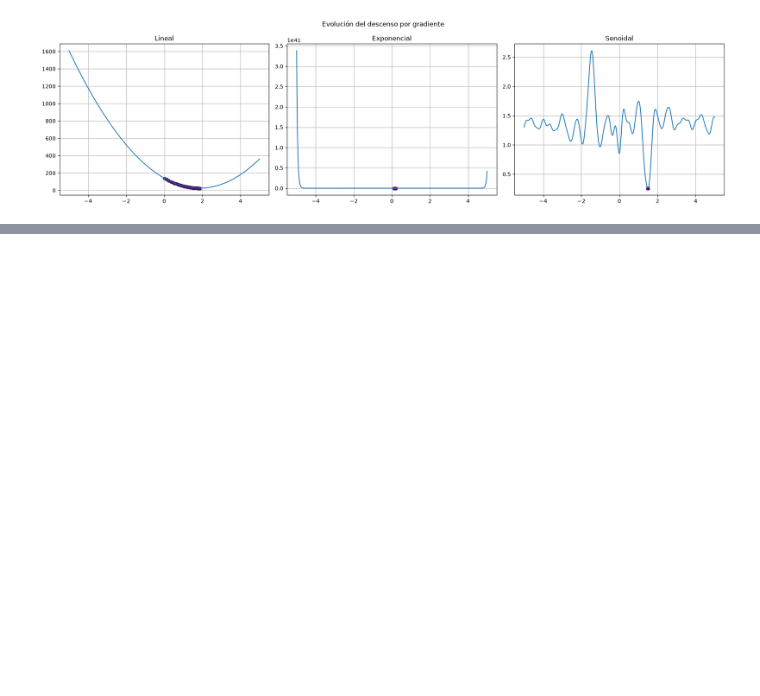
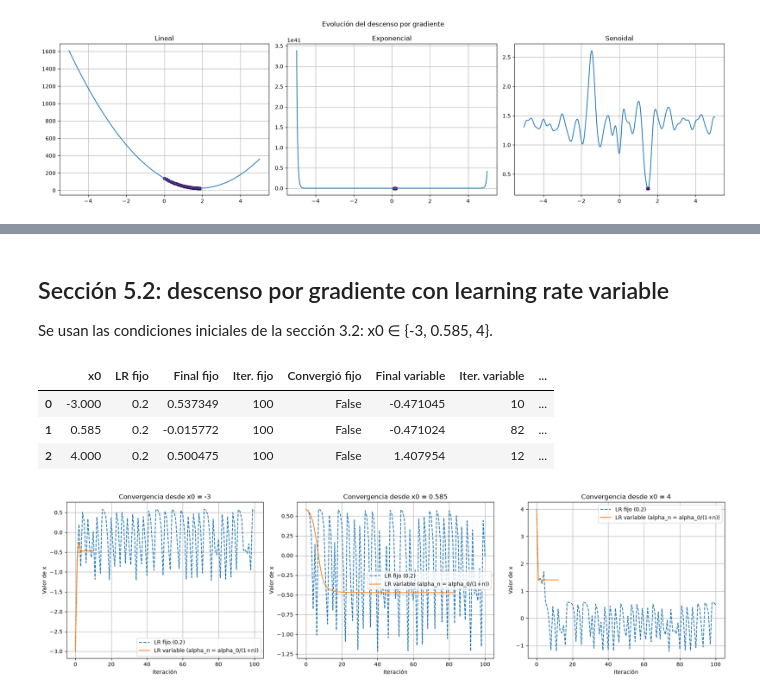
Before and after one commit to belentellechea/obligatorio_2_calculo, a Jupyter notebook: project.ipynb, the cells around one changed output, grey strips where cells are left out. Cells and saved outputs as stored; diff of their text form; code cells hidden in the pictures; blank space fills up the shorter version.

```diff
--- a/project.ipynb
+++ b/project.ipynb
@@ -725,0 +815,77 @@ plt.show()
+# %% [markdown]
+## Sección 5.2: descenso por gradiente con learning rate variable
+
+Se usan las condiciones iniciales de la sección 3.2: x0 ∈ {-3, 0.585, 4}.
+# %%
+def descenso_gradiente_lr_variable(f, x0, alpha0, max_iter=100, tol=1e-6):
+    xn = x0
+    history = [xn]
+    iteraciones = 0
+    df = f.derivative()
+
+    for n in range(max_iter):
+        alpha_n = alpha0 / (1 + n)
+        grad = df.eval(xn)
+
+        x_new = xn - alpha_n * grad
+        history.append(x_new)
+        iteraciones += 1
+
+        if abs(x_new - xn) < tol:
+            break
+
+        xn = x_new
+
+    return xn, iteraciones, history
+
+
+puntos_iniciales = [-3, 0.585, 4]
+alpha0 = 0.2
+
+fig, axs = plt.subplots(1, 3, figsize=(18, 5))
+resumen_52 = []
+
+for idx, x0_test in enumerate(puntos_iniciales):
+    x_fijo, iter_fijo, hist_fijo = descenso_gradiente(
+        f,
+        x0=x0_test,
+        lr=alpha0,
+        max_iter=100
+    )
+
+    x_var, iter_var, hist_var = descenso_gradiente_lr_variable(
+        f,
+        x0=x0_test,
+        alpha0=alpha0,
+        max_iter=100
+    )
+
+    resumen_52.append({
+        "x0": x0_test,
+        "LR fijo": alpha0,
+        "Final fijo": round(float(x_fijo), 6),
+        "Iter. fijo": iter_fijo,
+        "Convergió fijo": iter_fijo < 100,
+        "Final variable": round(float(x_var), 6),
+        "Iter. variable": iter_var,
+        "Convergió variable": iter_var < 100,
+    })
+
+    axs[idx].plot(hist_fijo, label=f"LR fijo ({alpha0})", linestyle="--")
+    axs[idx].plot(hist_var, label="LR variable (alpha_n = alpha_0/(1+n))")
+    axs[idx].set_title(f"Convergencia desde x0 = {x0_test}")
+    axs[idx].set_xlabel("Iteración")
+    axs[idx].set_ylabel("Valor de x")
+    axs[idx].legend()
+    axs[idx].grid(True)
+
+display(pd.DataFrame(resumen_52))
+
+plt.tight_layout()
+plt.show()
+# %% [output]
+|  | x0 | LR fijo | Final fijo | Iter. fijo | Convergió fijo | Final variable | Iter. variable | ... |
+| 0 | -3.000 | 0.2 | 0.537349 | 100 | False | -0.471045 | 10 | ... |
+| 1 | 0.585 | 0.2 | -0.015772 | 100 | False | -0.471024 | 82 | ... |
+| 2 | 4.000 | 0.2 | 0.500475 | 100 | False | 1.407954 | 12 | ... |
+[figure, added]
```
Also changed, not shown: parts of 8 cells of this notebook, 1 other file.
